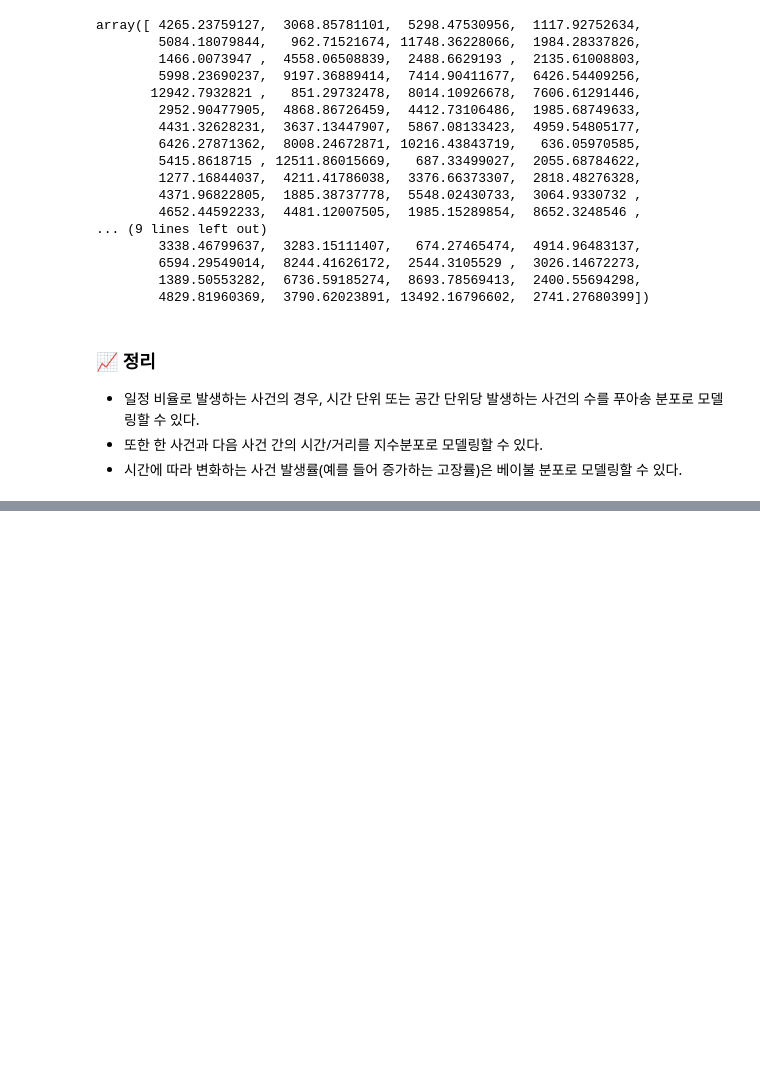
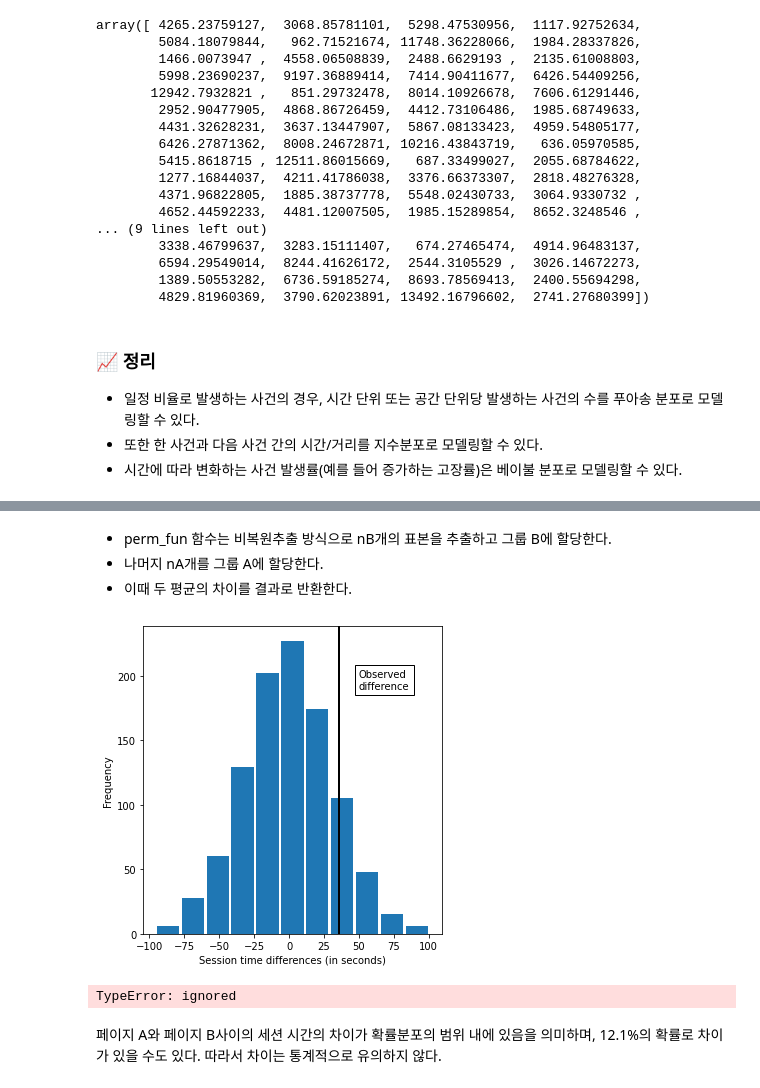
Before and after one commit to ljs7463/Basic_statistic, a Jupyter notebook: 임정석/Statistics_Basic_(1).ipynb, the cells around one changed output, grey strips where cells are left out. Cells and saved outputs as stored; diff of their text form; code cells hidden in the pictures; blank space fills up the shorter version.

```diff
--- a/임정석/Statistics_Basic_(1).ipynb
+++ b/임정석/Statistics_Basic_(1).ipynb
@@ -1149,0 +1320,42 @@ array([ 4265.23759127,  3068.85781101,  5298.47530956,  1117.92752634,
+# %%
+# 순열검정을 구현하는 함수
+import random
+
+def perm_fun(x, nA, nB):
+  n = nA + nB # 두개의 데이터를 단일로 합쳐준다.
+  idx_B = set(random.sample(range(n),nB)) # 1. 비복원 추출 방식으로 nB개의 표본을 추출하여 그룹 B에 할당
+  idx_A = set(range(n)) - idx_B # 2. 나머지 nA개는 그룹 A에 할당
+  return x.loc[idx_B].mean() - x.loc[idx_A].mean() # 두 그룹 간 평균 차이 계산
+
+# 페이지 A, B의 갯수 저장
+nA = session_times[session_times.Page == 'Page A'].shape[0]
+nB = session_times[session_times.Page == 'Page B'].shape[0]
+# %% [markdown]
+- perm_fun 함수는 비복원추출 방식으로 nB개의 표본을 추출하고 그룹 B에 할당한다.
+- 나머지 nA개를 그룹 A에 할당한다.
+- 이때 두 평균의 차이를 결과로 반환한다.
+# %%
+# 함수를 1000번 호출하여 히스토그램 시각화
+
+random.seed(1)
+perm_diffs = [perm_fun(session_times.Time, nA, nB) for _ in range(1000)]
+
+fig, ax = plt.subplots(figsize=(5, 5))
+ax.hist(perm_diffs, bins=11, rwidth=0.9)
+ax.axvline(x = mean_b - mean_a, color='black', lw=2)
+ax.text(50, 190, 'Observed\ndifference', bbox={'facecolor':'white'})
+ax.set_xlabel('Session time differences (in seconds)')
+ax.set_ylabel('Frequency')
+
+plt.tight_layout()
+plt.show()
+# %% [output]
+[figure, added]
+# %%
+import numpy as np
+print(np.mean(perm_diffs > mean_b - mean_a))
+# 0.121
+# %% [output]
+TypeError: ignored
+# %% [markdown]
+페이지 A와 페이지 B사이의 세션 시간의 차이가 확률분포의 범위 내에 있음을 의미하며, 12.1%의 확률로 차이가 있을 수도 있다. 따라서 차이는 통계적으로 유의하지 않다.
```
Also changed, not shown: parts of 39 cells of this notebook.
